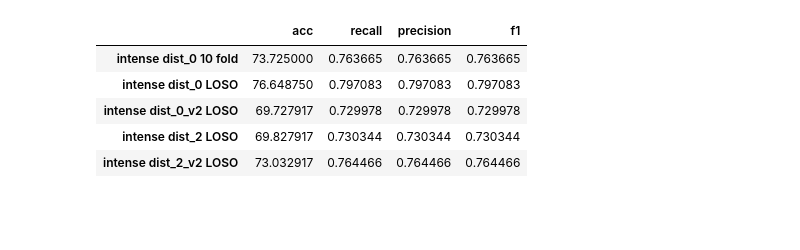
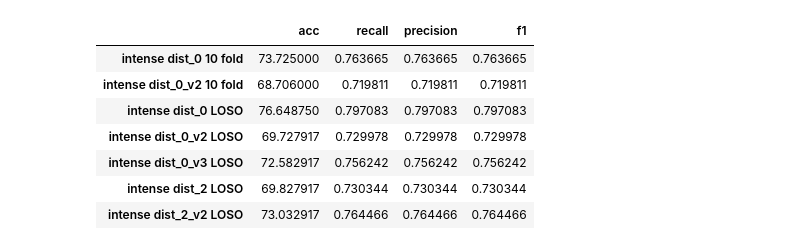
Before and after one commit to sven-knoblauch/PainLevelShiftDetection, a Jupyter notebook: SiameseNetwork/Results-intense/display_results.ipynb, the cells around one changed output. Cells and saved outputs as stored; diff of their text form; code cells hidden in the pictures; blank space fills up the shorter version.

```diff
--- a/SiameseNetwork/Results-LOSO/display_results.ipynb
+++ b/SiameseNetwork/Results-intense/display_results.ipynb
@@ -7,28 +7,36 @@ import seaborn as sns
 sns.set_theme()
 # %%
 intense_distance_0_10_fold = "intense_distance_0_10_fold.csv"
+intense_distance_0_v2_10_fold = "intense_distance_0_v2_10_fold.csv"
 intense_distance_0_LOSO = "intense_distance_0_LOSO.csv"
 intense_distance_0_v2_LOSO = "intense_distance_0_v2_LOSO.csv"
+intense_distance_0_v3_LOSO = "intense_distance_0_v3_LOSO.csv"
 intense_distance_2_LOSO = "intense_distance_2_LOSO.csv"
 intense_distance_2_v2_LOSO = "intense_distance_2_v2_LOSO.csv"
 # %%
 intense_distance_0_10_fold = pd.read_csv(intense_distance_0_10_fold)
+intense_distance_0_v2_10_fold = pd.read_csv(intense_distance_0_v2_10_fold)
 intense_distance_0_LOSO = pd.read_csv(intense_distance_0_LOSO)
 intense_distance_0_v2_LOSO = pd.read_csv(intense_distance_0_v2_LOSO)
+intense_distance_0_v3_LOSO = pd.read_csv(intense_distance_0_v3_LOSO)
 intense_distance_2_LOSO = pd.read_csv(intense_distance_2_LOSO)
 intense_distance_2_v2_LOSO = pd.read_csv(intense_distance_2_v2_LOSO)
 # %%
 df = pd.DataFrame([])
 df = pd.concat([df, pd.DataFrame([intense_distance_0_10_fold["accuracy"].mean(), intense_distance_0_10_fold["recall"].mean(), intense_distance_0_10_fold["precision"].mean(), intense_distance_0_10_fold["f1"].mean()]).T.rename(columns={0: "acc", 1: "recall", 2: "precision", 3: "f1"}, index={0: "intense dist_0 10 fold"})])
+df = pd.concat([df, pd.DataFrame([intense_distance_0_v2_10_fold["accuracy"].mean(), intense_distance_0_v2_10_fold["recall"].mean(), intense_distance_0_v2_10_fold["precision"].mean(), intense_distance_0_v2_10_fold["f1"].mean()]).T.rename(columns={0: "acc", 1: "recall", 2: "precision", 3: "f1"}, index={0: "intense dist_0_v2 10 fold"})])
 df = pd.concat([df, pd.DataFrame([intense_distance_0_LOSO["accuracy"].mean(), intense_distance_0_LOSO["recall"].mean(), intense_distance_0_LOSO["precision"].mean(), intense_distance_0_LOSO["f1"].mean()]).T.rename(columns={0: "acc", 1: "recall", 2: "precision", 3: "f1"}, index={0: "intense dist_0 LOSO"})])
 df = pd.concat([df, pd.DataFrame([intense_distance_0_v2_LOSO["accuracy"].mean(), intense_distance_0_v2_LOSO["recall"].mean(), intense_distance_0_v2_LOSO["precision"].mean(), intense_distance_0_v2_LOSO["f1"].mean()]).T.rename(columns={0: "acc", 1: "recall", 2: "precision", 3: "f1"}, index={0: "intense dist_0_v2 LOSO"})])
+df = pd.concat([df, pd.DataFrame([intense_distance_0_v3_LOSO["accuracy"].mean(), intense_distance_0_v3_LOSO["recall"].mean(), intense_distance_0_v3_LOSO["precision"].mean(), intense_distance_0_v3_LOSO["f1"].mean()]).T.rename(columns={0: "acc", 1: "recall", 2: "precision", 3: "f1"}, index={0: "intense dist_0_v3 LOSO"})])
 df = pd.concat([df, pd.DataFrame([intense_distance_2_LOSO["accuracy"].mean(), intense_distance_2_LOSO["recall"].mean(), intense_distance_2_LOSO["precision"].mean(), intense_distance_2_LOSO["f1"].mean()]).T.rename(columns={0: "acc", 1: "recall", 2: "precision", 3: "f1"}, index={0: "intense dist_2 LOSO"})])
 df = pd.concat([df, pd.DataFrame([intense_distance_2_v2_LOSO["accuracy"].mean(), intense_distance_2_v2_LOSO["recall"].mean(), intense_distance_2_v2_LOSO["precision"].mean(), intense_distance_2_v2_LOSO["f1"].mean()]).T.rename(columns={0: "acc", 1: "recall", 2: "precision", 3: "f1"}, index={0: "intense dist_2_v2 LOSO"})])
 df
 # %% [output]
 |  | acc | recall | precision | f1 |
 | intense dist_0 10 fold | 73.725000 | 0.763665 | 0.763665 | 0.763665 |
+| intense dist_0_v2 10 fold | 68.706000 | 0.719811 | 0.719811 | 0.719811 |
 | intense dist_0 LOSO | 76.648750 | 0.797083 | 0.797083 | 0.797083 |
 | intense dist_0_v2 LOSO | 69.727917 | 0.729978 | 0.729978 | 0.729978 |
+| intense dist_0_v3 LOSO | 72.582917 | 0.756242 | 0.756242 | 0.756242 |
 | intense dist_2 LOSO | 69.827917 | 0.730344 | 0.730344 | 0.730344 |
 | intense dist_2_v2 LOSO | 73.032917 | 0.764466 | 0.764466 | 0.764466 |
```
Also changed, not shown: 12 other files.
